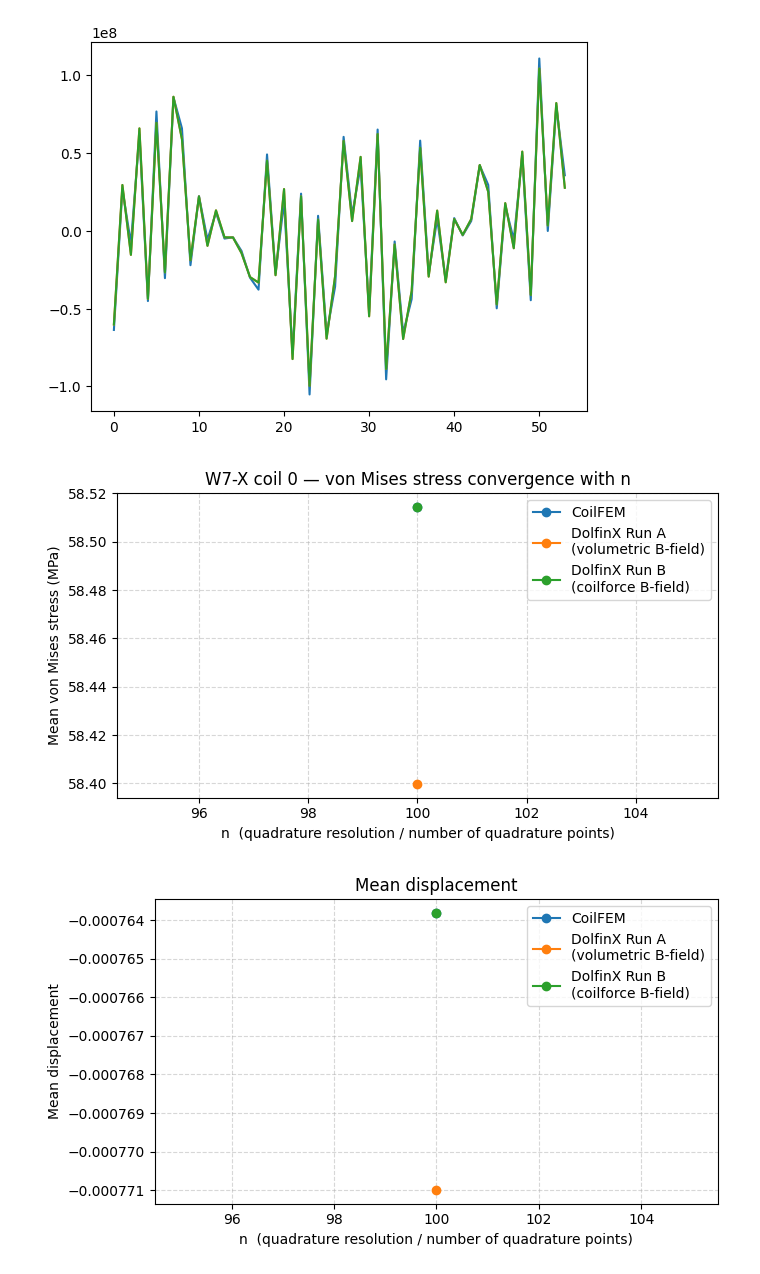
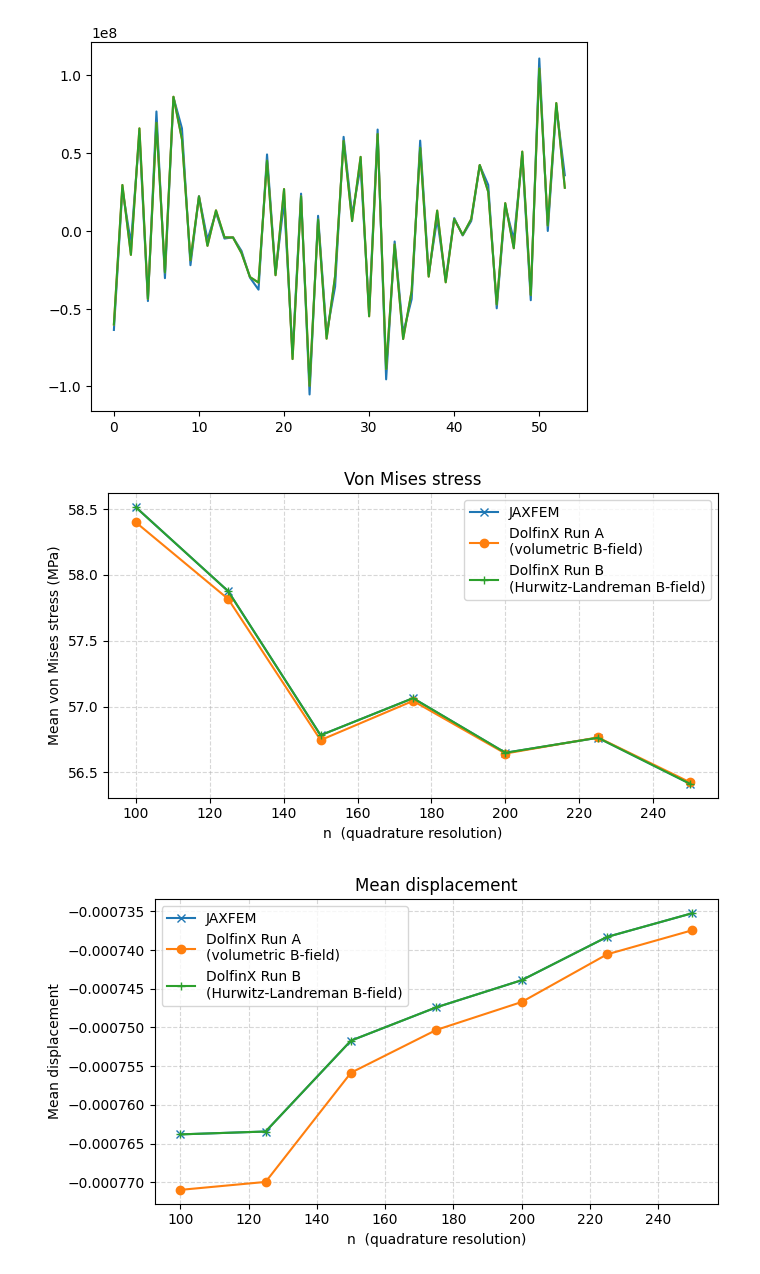
Before and after one commit to lankef/fem-data, a Jupyter notebook: w7x-convergence/plotting.ipynb, the cells around one changed output. Drawn from its saved outputs; the diff is of its cells as text; code cells hidden in the pictures.

Commit message:
updating to adhere to changes in coilforce

```diff
--- a/w7x-convergence/plotting.ipynb
+++ b/w7x-convergence/plotting.ipynb
@@ -206,50 +206,57 @@ plt.plot(cf_cells[0]['f_vol_Npm3'][::100, 0])
 # %%
 # Average von Mises stress (MPa) per configuration for each data source.
 # von_mises_MPa is a cell-centre scalar, so we average over all elements.
-sources = [
-    ("CoilFEM",       cf_cells),
-    ("DolfinX Run A\n(volumetric B-field)", dfx_A_cells),
-    ("DolfinX Run B\n(coilforce B-field)",  dfx_B_cells),
+labels = [
+    "JAXFEM",
+    "DolfinX Run A\n(volumetric B-field)",
+    "DolfinX Run B\n(Hurwitz-Landreman B-field)",
 ]
-
+cells = [
+    cf_cells,
+    dfx_A_cells,
+    dfx_B_cells,
+]
+markers = ['x', 'o', '+']
 fig, ax = plt.subplots(figsize=(7, 4))
 
-for label, cells in sources:
-    ns  = [d["n"]                       for d in cells]
-    vms = [d["von_mises_MPa"].mean()    for d in cells]
-    ax.plot(ns, vms, marker="o", label=label)
+for i in range(len(labels)):
+    label, cell = labels[i], cells[i]
+    ns  = [d["n"]                       for d in cell]
+    vms = [d["von_mises_MPa"].mean()    for d in cell]
+    ax.plot(ns, vms, marker=markers[i], label=label)
 
-ax.set_xlabel("n  (quadrature resolution / number of quadrature points)")
+ax.set_xlabel("n  (quadrature resolution)")
 ax.set_ylabel("Mean von Mises stress (MPa)")
-ax.set_title("W7-X coil 0 — von Mises stress convergence with n")
+ax.set_title("Von Mises stress")
 ax.legend(loc="best")
 ax.grid(True, linestyle="--", alpha=0.5)
 plt.tight_layout()
 plt.show()
 # %% [output]
-[figure, old version]
+[figure, new version]
 # %%
 # Average von Mises stress (MPa) per configuration for each data source.
 # von_mises_MPa is a cell-centre scalar, so we average over all elements.
-sources = [
-    ("CoilFEM",       cf_nodes),
-    ("DolfinX Run A\n(volumetric B-field)", dfx_A_nodes),
-    ("DolfinX Run B\n(coilforce B-field)",  dfx_B_nodes),
+nodes = [
+    cf_nodes,
+    dfx_A_nodes,
+    dfx_B_nodes,
 ]
 
 fig, ax = plt.subplots(figsize=(7, 4))
+markers = ['x', 'o', '+']
+for i in range(len(labels)):
+    label, node = labels[i], nodes[i]
+    ns  = [d["n"]                       for d in node]
+    vms = [d["displacement_m"].mean()    for d in node]
+    ax.plot(ns, vms, marker=markers[i], label=label)
 
-for label, cells in sources:
-    ns  = [d["n"]                       for d in cells]
-    vms = [d["displacement_m"].mean()    for d in cells]
-    ax.plot(ns, vms, marker="o", label=label)
-
-ax.set_xlabel("n  (quadrature resolution / number of quadrature points)")
+ax.set_xlabel("n  (quadrature resolution)")
 ax.set_ylabel("Mean displacement")
 ax.set_title("Mean displacement")
 ax.legend(loc="best")
 ax.grid(True, linestyle="--", alpha=0.5)
 plt.tight_layout()
 plt.show()
 # %% [output]
-[figure, old version]
+[figure, new version]
```
Also changed, not shown: parts of 7 cells of this notebook, 3 other files.
